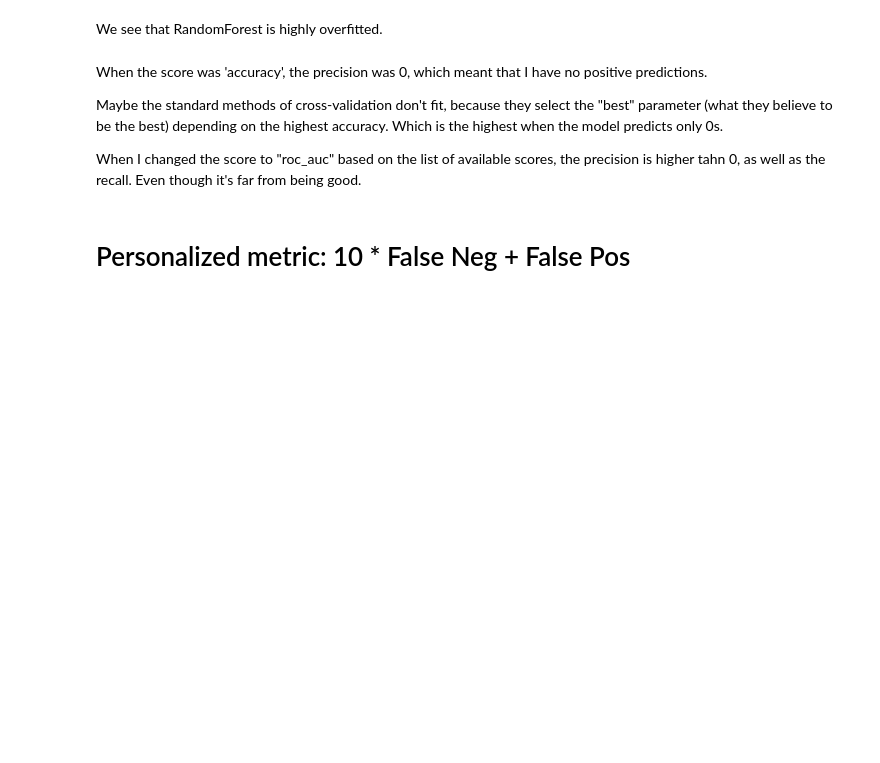
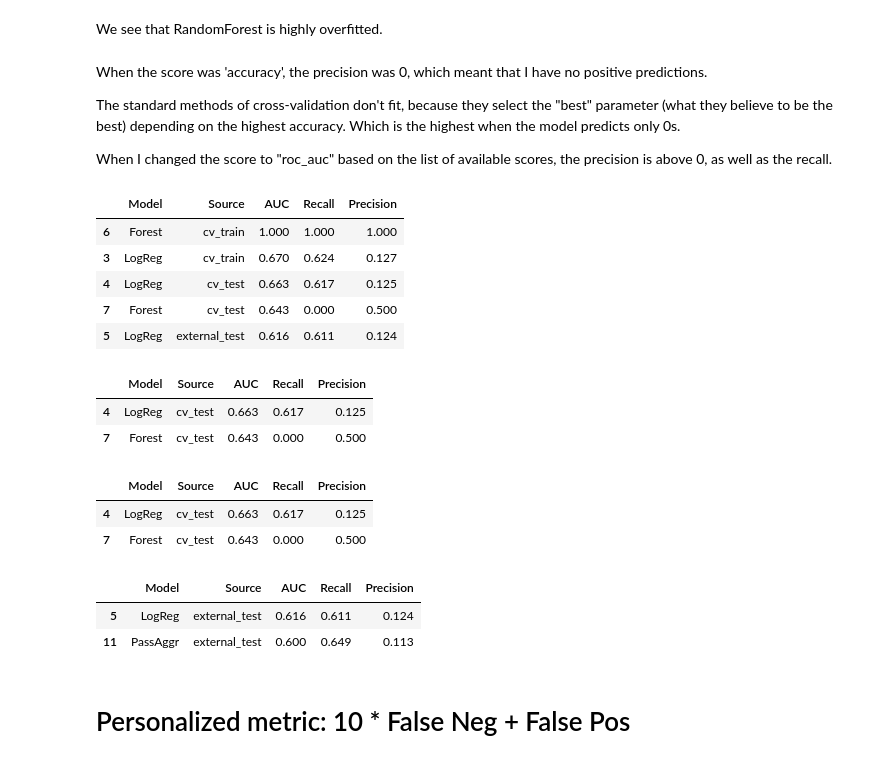
Before and after one commit to VeronikaBerezhnaia/OC_P7_credit_scoring, a Jupyter notebook: Implementez_modele_scoring.ipynb, the cells around one changed output. Saved outputs shown, nothing was run; the diff lists cells and outputs as text; code cells hidden in the pictures; blank space fills up the shorter version.

```diff
--- a/Implementez_modele_scoring.ipynb
+++ b/Implementez_modele_scoring.ipynb
@@ -1280,9 +1292,32 @@ We see that RandomForest is highly overfitted.
 # %% [markdown]
 When the score was 'accuracy', the precision was 0, which meant that I have no positive predictions.
 
-Maybe the standard methods of cross-validation don't fit, because they select the "best" parameter (what they believe to be the best) depending on the highest accuracy. Which is the highest when the model predicts only 0s.
+The standard methods of cross-validation don't fit, because they select the "best" parameter (what they believe to be the best) depending on the highest accuracy. Which is the highest when the model predicts only 0s.
 
-When I changed the score to "roc_auc" based on the list of available scores, the precision is higher tahn 0, as well as the recall. Even though it's far from being good.
+When I changed the score to "roc_auc" based on the list of available scores, the precision is above 0, as well as the recall.
+# %%
+df_results = pd.DataFrame(errors,columns=['Model', 'Source', 'AUC', 'Recall', 'Precision'])
+# %%
+display(df_results.sort_values(by='AUC', ascending=False).head())
+display(df_results[df_results.Source != 'cv_train'].sort_values(by='AUC', ascending=False).head(2))
+display(df_results[df_results.Source == 'cv_test'].sort_values(by='AUC', ascending=False).head(2))
+display(df_results[df_results.Source == 'external_test'].sort_values(by='AUC', ascending=False).head(2))
+# %% [output]
+|  | Model | Source | AUC | Recall | Precision |
+| 6 | Forest | cv_train | 1.000 | 1.000 | 1.000 |
+| 3 | LogReg | cv_train | 0.670 | 0.624 | 0.127 |
+| 4 | LogReg | cv_test | 0.663 | 0.617 | 0.125 |
+| 7 | Forest | cv_test | 0.643 | 0.000 | 0.500 |
+| 5 | LogReg | external_test | 0.616 | 0.611 | 0.124 |
+|  | Model | Source | AUC | Recall | Precision |
+| 4 | LogReg | cv_test | 0.663 | 0.617 | 0.125 |
+| 7 | Forest | cv_test | 0.643 | 0.000 | 0.500 |
+|  | Model | Source | AUC | Recall | Precision |
+| 4 | LogReg | cv_test | 0.663 | 0.617 | 0.125 |
+| 7 | Forest | cv_test | 0.643 | 0.000 | 0.500 |
+|  | Model | Source | AUC | Recall | Precision |
+| 5 | LogReg | external_test | 0.616 | 0.611 | 0.124 |
+| 11 | PassAggr | external_test | 0.600 | 0.649 | 0.113 |
 # %% [markdown]
 # Personalized metric: 10 * False Neg + False Pos
 # %%
```
Also changed, not shown: parts of 96 cells of this notebook.
